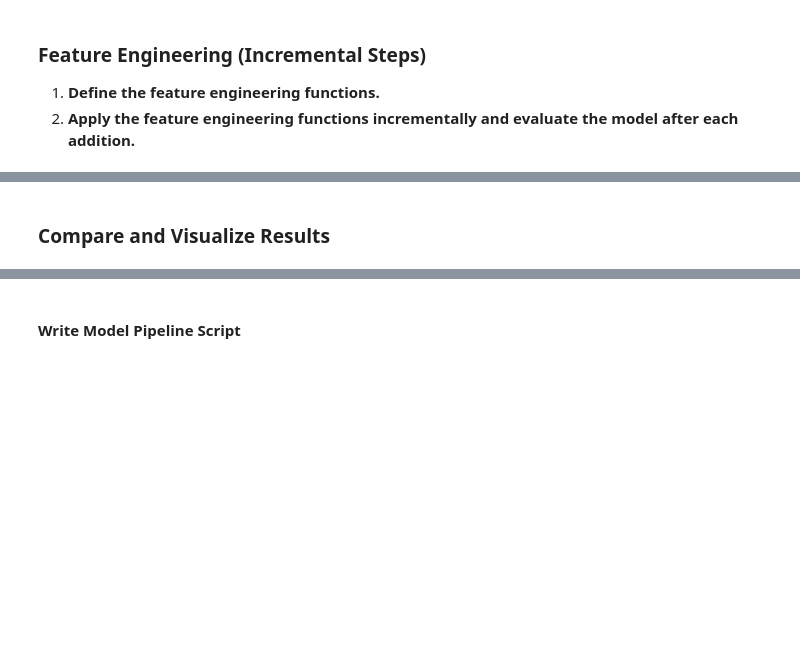
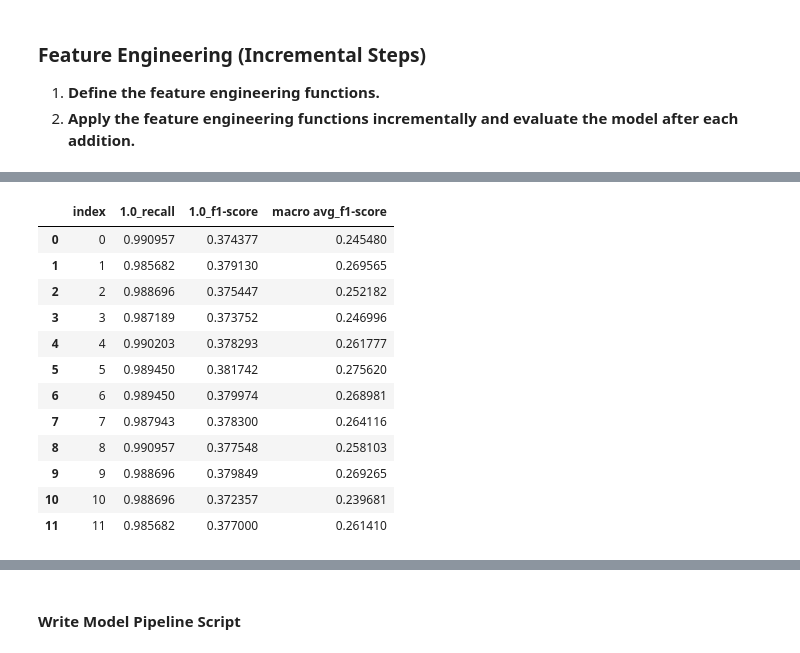
Before and after one commit to micah-shull/Machine_Learning_Pipelines, a Jupyter notebook: pipelines_07_pytorch_pipeline_06_feature_engineering_weights_threshold.ipynb, the cells around one changed output, grey strips where cells are left out. Drawn from its saved outputs; the diff is of its cells as text; code cells hidden in the pictures; blank space fills up the shorter version.

```diff
--- a/pipelines_07_pytorch_pipeline_06_feature_engineering_weights_threshold.ipynb
+++ b/pipelines_07_pytorch_pipeline_06_feature_engineering_weights_threshold.ipynb
@@ -102,17 +93,22 @@ weighted avg       0.80      0.29      0.22      6000
 2. **Apply the feature engineering functions incrementally and evaluate the model after each addition.**
 # %%
 features_to_add = [
-    {'name': 'interaction_features', 'func': create_interaction_features},
-    {'name': 'payment_to_bill_ratios', 'func': create_payment_to_bill_ratios},
-    {'name': 'payment_to_limit_ratios', 'func': create_payment_to_limit_ratios},
+    {'name': 'limit_bal_age', 'func': create_interaction_features},
+    {'name': 'target_encoded', 'func': lambda df: target_encode(df, target, categorical_columns)},
+    {'name': 'age_binned', 'func': lambda df: bin_features(df, 'age', 5)},
+    {'name': 'pay_to_bill_ratios', 'func': create_payment_to_bill_ratios},
+    {'name': 'pay_to_limit_ratios', 'func': create_payment_to_limit_ratios},
     {'name': 'bill_to_limit_ratios', 'func': create_bill_to_limit_ratios},
     {'name': 'lagged_payment_differences', 'func': create_lagged_payment_differences},
-    {'name': 'debt_ratio_features', 'func': create_debt_ratio_features},
+    {'name': 'debt_ratios', 'func': create_debt_ratio_features},
     {'name': 'average_payment_and_bill', 'func': create_average_payment_and_bill},
     {'name': 'payment_timeliness_features', 'func': create_payment_timeliness_features},
     {'name': 'total_payment_and_bill', 'func': create_total_payment_and_bill},
-    {'name': 'bill_difference_features', 'func': create_bill_difference_features},
+    {'name': 'bill_difference_features', 'func': create_bill_difference_features}
 ]
 
 # Add features incrementally and evaluate
 incremental_results = add_features_incrementally(data, features_to_add, target, best_class_weight, best_lower_threshold)
+
+# Compare and visualize results
+all_comparisons_df = compare_incremental_reports(baseline_report, incremental_results)
@@ -136,2 +124,0 @@ NameError: name 'all_comparisons_df' is not defined
-# %% [markdown]
-### Compare and Visualize Results
@@ -191,0 +125,26 @@ plot_metric_changes(all_comparisons_df, 'f1-score')
+# %%
+# Convert incremental_results to DataFrame
+incremental_results_df = results_to_dataframe(incremental_results)
+# Display the DataFrame
+incremental_results_df.head()
+# Optional: Save the DataFrame to a CSV file for further analysis
+incremental_results_df.to_csv("incremental_results.csv", index=False)
+
+# Convert the index to a column for presentation
+incremental_results_df_reset = incremental_results_df.reset_index()
+# Display the specified columns along with the index
+incremental_results_df_reset[['index', '1.0_recall', '1.0_f1-score', 'macro avg_f1-score']]
+# %% [output]
+|  | index | 1.0_recall | 1.0_f1-score | macro avg_f1-score |
+| 0 | 0 | 0.990957 | 0.374377 | 0.245480 |
+| 1 | 1 | 0.985682 | 0.379130 | 0.269565 |
+| 2 | 2 | 0.988696 | 0.375447 | 0.252182 |
+| 3 | 3 | 0.987189 | 0.373752 | 0.246996 |
+| 4 | 4 | 0.990203 | 0.378293 | 0.261777 |
+| 5 | 5 | 0.989450 | 0.381742 | 0.275620 |
+| 6 | 6 | 0.989450 | 0.379974 | 0.268981 |
+| 7 | 7 | 0.987943 | 0.378300 | 0.264116 |
+| 8 | 8 | 0.990957 | 0.377548 | 0.258103 |
+| 9 | 9 | 0.988696 | 0.379849 | 0.269265 |
+| 10 | 10 | 0.988696 | 0.372357 | 0.239681 |
+| 11 | 11 | 0.985682 | 0.377000 | 0.261410 |
```
Also changed, not shown: parts of 13 cells of this notebook.
